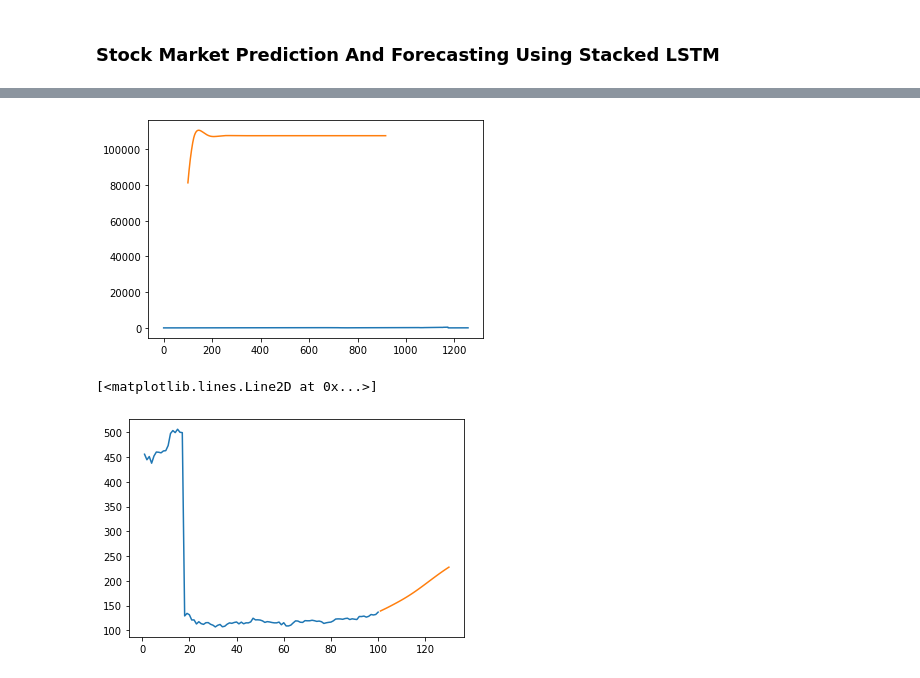
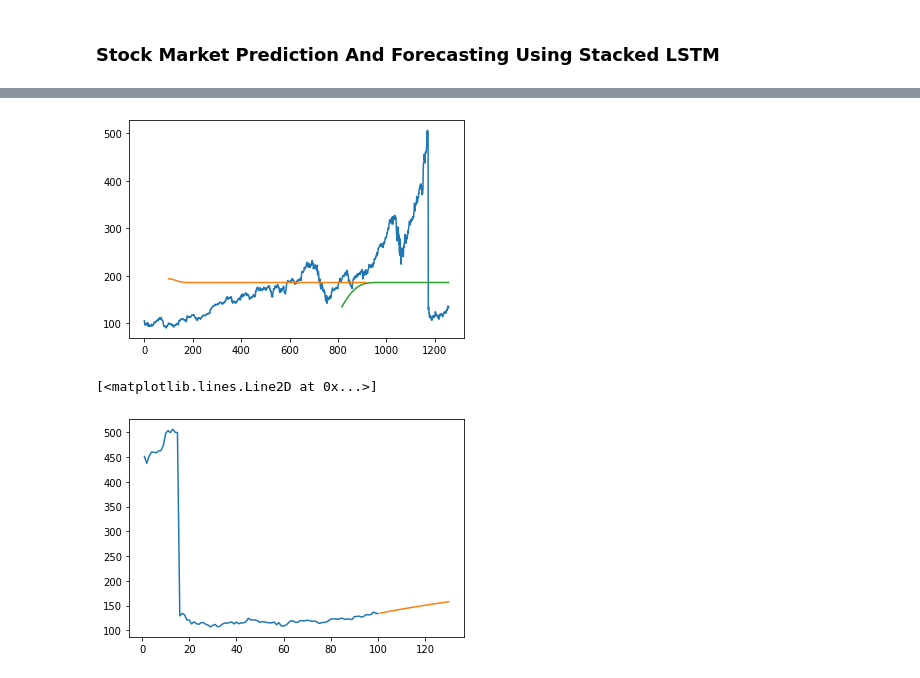
Before and after one commit to AmirRazaMBA/TensorFlow-Certification, a Jupyter notebook: 4. Time Series/AZ/TS_Forecasting/05_stock_prediction.ipynb, the cells around one changed output, grey strips where cells are left out. Cells and saved outputs as stored; diff of their text form; code cells hidden in the pictures.

```diff
--- a/4. Time Series/AZ/TS_Forecasting/05_stock_prediction.ipynb
+++ b/4. Time Series/AZ/TS_Forecasting/05_stock_prediction.ipynb
@@ -195,21 +212,22 @@ print(math.sqrt(mean_squared_error(test_data,true_test_predictions)))
 # %%
 ### Plotting
 # shift train predictions for plotting
 look_back=100
 trainPredictPlot = np.empty_like(df1)
 trainPredictPlot[:, :] = np.nan
-trainPredictPlot[look_back:len(true_train_predictions)+look_back, :] = true_train_predictions
+#trainPredictPlot[look_back:len(true_train_predictions)+look_back, :] = true_train_predictions
+trainPredictPlot[100:917, :] = true_train_predictions
 # shift test predictions for plotting
 testPredictPlot = np.empty_like(df1)
 testPredictPlot[:, :] = np.nan
-#testPredictPlot[len(true_test_predictions)+(look_back*2)+1:len(df1)-1, :] = true_test_predictions
+testPredictPlot[816:1257, :] = true_test_predictions
 # plot baseline and predictions
 plt.plot(scaler.inverse_transform(df1))
-plt.plot(scaler.inverse_transform(trainPredictPlot))
-#plt.plot(testPredictPlot)
+plt.plot(trainPredictPlot)
+plt.plot(testPredictPlot)
 plt.show()
 # %% [output]
-[figure, old version]
+[figure, new version]
 # %%
 future_predictions = []
 n_future_steps = 30
@@ -231,8 +249,8 @@ for i in range(n_future_steps):
 # %%
 day_new = np.arange(1,101)
 day_pred = np.arange(101,131)
-plt.plot(day_new,scaler.inverse_transform(df1[1157:]))
+plt.plot(day_new,scaler.inverse_transform(df1[1158:]))
 plt.plot(day_pred,scaler.inverse_transform(future_predictions))
 # %% [output]
 [<matplotlib.lines.Line2D at 0x...>]
-[figure, old version]
+[figure, new version]
```
Also changed, not shown: parts of 18 cells of this notebook.
